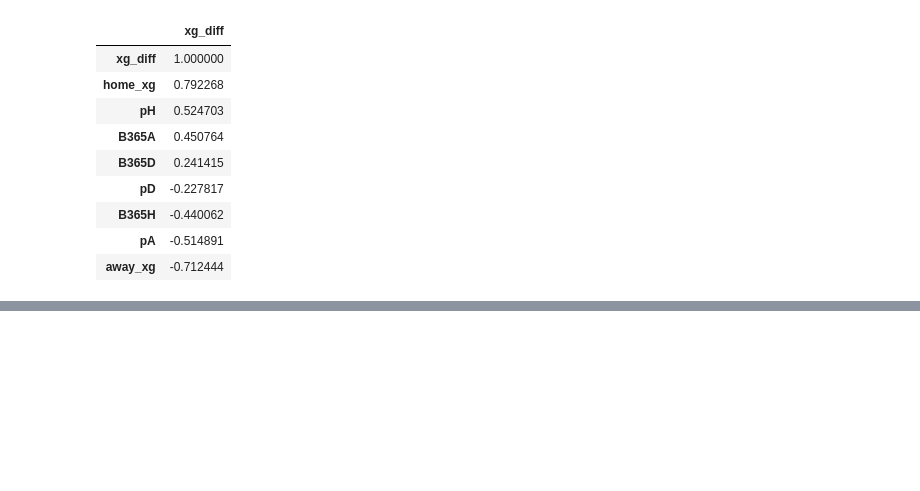
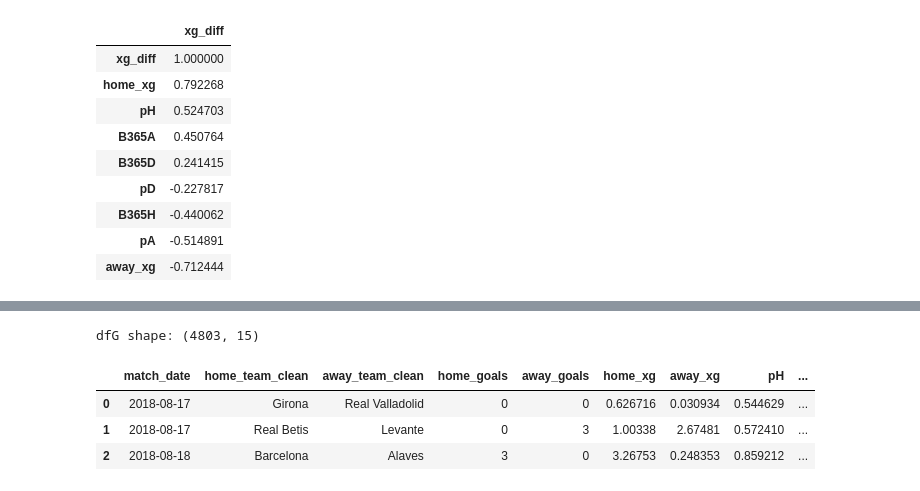
Before and after one commit to velezcanizares/EDA_data_football, a Jupyter notebook: merge_cuotas.ipynb, the cells around one changed output, grey strips where cells are left out. Cells and saved outputs as stored; diff of their text form; code cells hidden in the pictures; blank space fills up the shorter version.

```diff
--- a/merge_cuotas.ipynb
+++ b/merge_cuotas.ipynb
@@ -330,0 +414,40 @@ Correlación con xg_diff (positivo = favorito local en xG):
+# %%
+# CELDA 11 — Rolling features por equipo (últimos 5 partidos)
+dfR = dfA[["match_date","home_team_clean","away_team_clean","home_goals","away_goals","home_xg","away_xg","pH","pD","pA","vig"]].copy()
+dfR = dfR.sort_values("match_date").reset_index(drop=True)
+
+# Unificamos en formato "partidos por equipo" (home y away) para calcular rolling
+home_rows = dfR[["match_date","home_team_clean","home_goals","home_xg"]].rename(
+    columns={"home_team_clean":"team","home_goals":"goals_for","home_xg":"xg_for"}
+)
+away_rows = dfR[["match_date","away_team_clean","away_goals","away_xg"]].rename(
+    columns={"away_team_clean":"team","away_goals":"goals_for","away_xg":"xg_for"}
+)
+
+long = pd.concat([home_rows, away_rows], ignore_index=True).sort_values(["team","match_date"])
+
+# Rolling (shift para NO usar el partido actual)
+N = 5
+long["roll_goals_for"] = long.groupby("team")["goals_for"].shift(1).rolling(N).mean().reset_index(level=0, drop=True)
+long["roll_xg_for"]    = long.groupby("team")["xg_for"].shift(1).rolling(N).mean().reset_index(level=0, drop=True)
+
+# Tomamos las features rolling para home y away en cada partido
+home_feat = long.rename(columns={"team":"home_team_clean",
+                                 "roll_goals_for":"home_roll_goals",
+                                 "roll_xg_for":"home_roll_xg"})[["match_date","home_team_clean","home_roll_goals","home_roll_xg"]]
+
+away_feat = long.rename(columns={"team":"away_team_clean",
+                                 "roll_goals_for":"away_roll_goals",
+                                 "roll_xg_for":"away_roll_xg"})[["match_date","away_team_clean","away_roll_goals","away_roll_xg"]]
+
+dfG = dfR.merge(home_feat, on=["match_date","home_team_clean"], how="left") \
+        .merge(away_feat, on=["match_date","away_team_clean"], how="left")
+
+print("dfG shape:", dfG.shape)
+display(dfG.head(3))
+# %% [output]
+dfG shape: (4803, 15)
+|  | match_date | home_team_clean | away_team_clean | home_goals | away_goals | home_xg | away_xg | pH | ... |
+| 0 | 2018-08-17 | Girona | Real Valladolid | 0 | 0 | 0.626716 | 0.030934 | 0.544629 | ... |
+| 1 | 2018-08-17 | Real Betis | Levante | 0 | 3 | 1.00338 | 2.67481 | 0.572410 | ... |
+| 2 | 2018-08-18 | Barcelona | Alaves | 3 | 0 | 3.26753 | 0.248353 | 0.859212 | ... |
```
Also changed, not shown: parts of 8 cells of this notebook.
